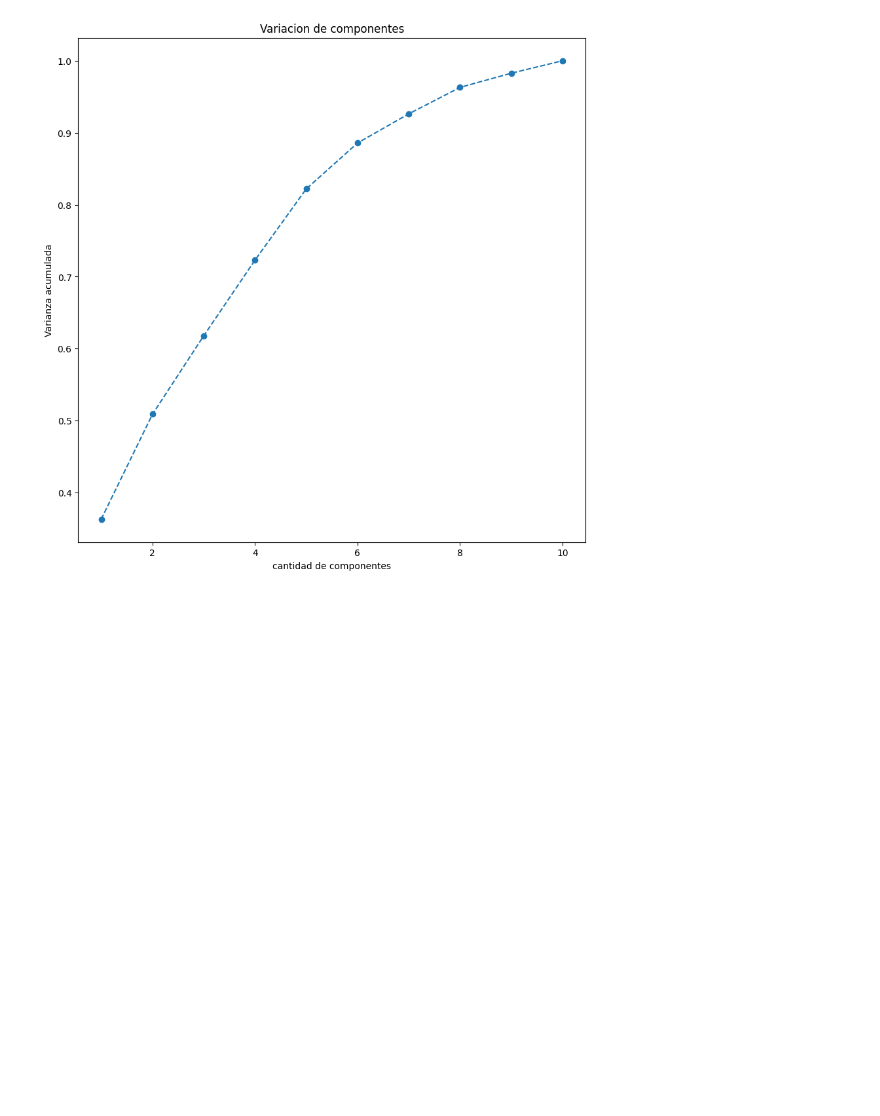
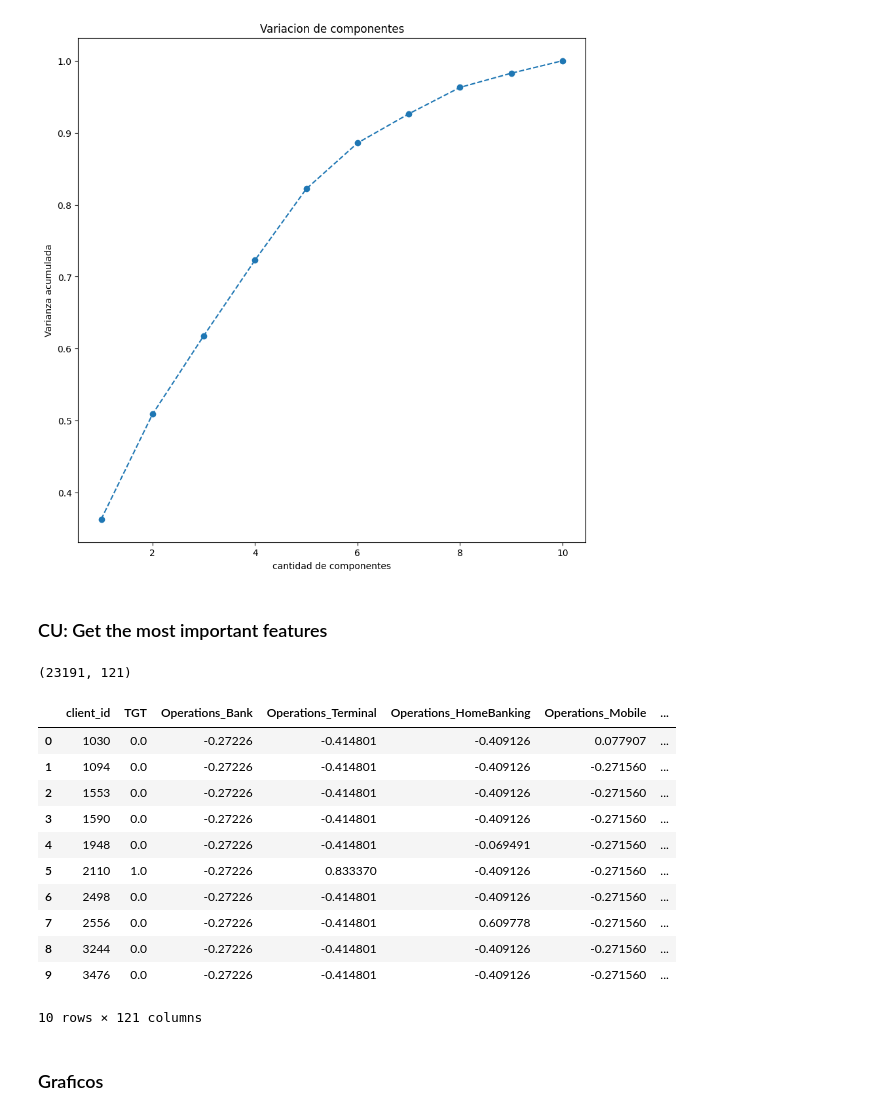
Before and after one commit to comejia/utn-ml-cross-selling, a Jupyter notebook: tp-machine-learning.ipynb, the cells around one changed output. Drawn from its saved outputs; the diff is of its cells as text; code cells hidden in the pictures; blank space fills up the shorter version.

```diff
--- a/tp-machine-learning.ipynb
+++ b/tp-machine-learning.ipynb
@@ -426,3 +906,60 @@ plt.ylabel("Varianza acumulada")
 # %% [output]
 Text(0, 0.5, 'Varianza acumulada')
 [figure]
+# %% [markdown]
+### CU: Get the most important features
+# %%
+# Descarto los features categoricos
+ABT_Model = ABT.drop([
+ 'CreditCard_Premium',
+ 'CreditCard_Active',
+ 'Loan_Active',
+ 'Mortgage_Active',
+ 'SavingAccount_Active_ARG_Salary',
+ 'SavingAccount_Active_ARG',
+ 'SavingAccount_Active_DOLLAR',
+ 'DebitCard_Active',
+ 'Investment_Active',
+ 'Insurance_Life',
+ 'Insurance_Home',
+ 'Insurance_Accidents',
+ 'Insurance_Mobile',
+ 'Insurance_ATM',
+ 'Insurance_Unemployment',
+ 'Sex',
+ 'Client_Age_grp',
+ 'Mobile',
+ 'Email',
+ 'CreditCard_Product'], axis=1)
+ABT_Model.shape
+# %% [output]
+(23191, 121)
+# %%
+# Estandarizacion
+cols = [x for x in ABT_Model.columns if (x != 'client_id') and (x != 'TGT')]
+
+scaler = StandardScaler(copy=True)
+scaler.fit(ABT_Model[cols])
+
+std_transform = scaler.transform(ABT_Model[cols])
+std_transform = pd.DataFrame(std_transform, columns=cols, index=ABT_Model.index)
+
+ABT_Model.drop(cols, inplace=True, axis=1)
+ABT_Model = pd.concat((ABT_Model, std_transform), axis=1, sort=False)
+
+ABT_Model.head(10)
+# %% [output]
+|  | client_id | TGT | Operations_Bank | Operations_Terminal | Operations_HomeBanking | Operations_Mobile | ... |
+| 0 | 1030 | 0.0 | -0.27226 | -0.414801 | -0.409126 | 0.077907 | ... |
+| 1 | 1094 | 0.0 | -0.27226 | -0.414801 | -0.409126 | -0.271560 | ... |
+| 2 | 1553 | 0.0 | -0.27226 | -0.414801 | -0.409126 | -0.271560 | ... |
+| 3 | 1590 | 0.0 | -0.27226 | -0.414801 | -0.409126 | -0.271560 | ... |
+| 4 | 1948 | 0.0 | -0.27226 | -0.414801 | -0.069491 | -0.271560 | ... |
+| 5 | 2110 | 1.0 | -0.27226 | 0.833370 | -0.409126 | -0.271560 | ... |
+| 6 | 2498 | 0.0 | -0.27226 | -0.414801 | -0.409126 | -0.271560 | ... |
+| 7 | 2556 | 0.0 | -0.27226 | -0.414801 | 0.609778 | -0.271560 | ... |
+| 8 | 3244 | 0.0 | -0.27226 | -0.414801 | -0.409126 | -0.271560 | ... |
+| 9 | 3476 | 0.0 | -0.27226 | -0.414801 | -0.409126 | -0.271560 | ... |
+10 rows × 121 columns
+# %% [markdown]
+### Graficos
```
Also changed, not shown: parts of 62 cells of this notebook, 1 other file.
